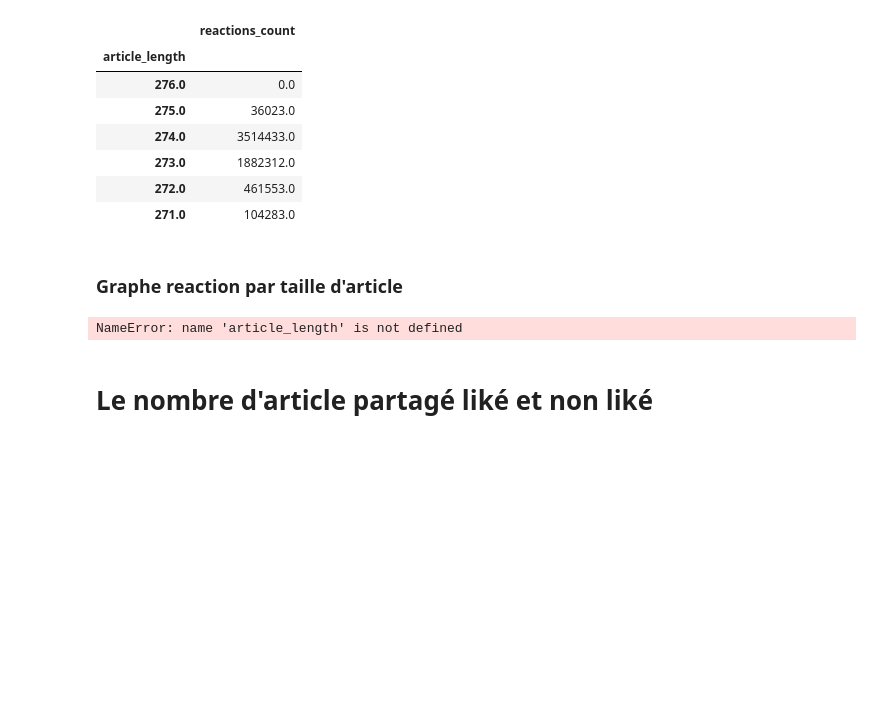
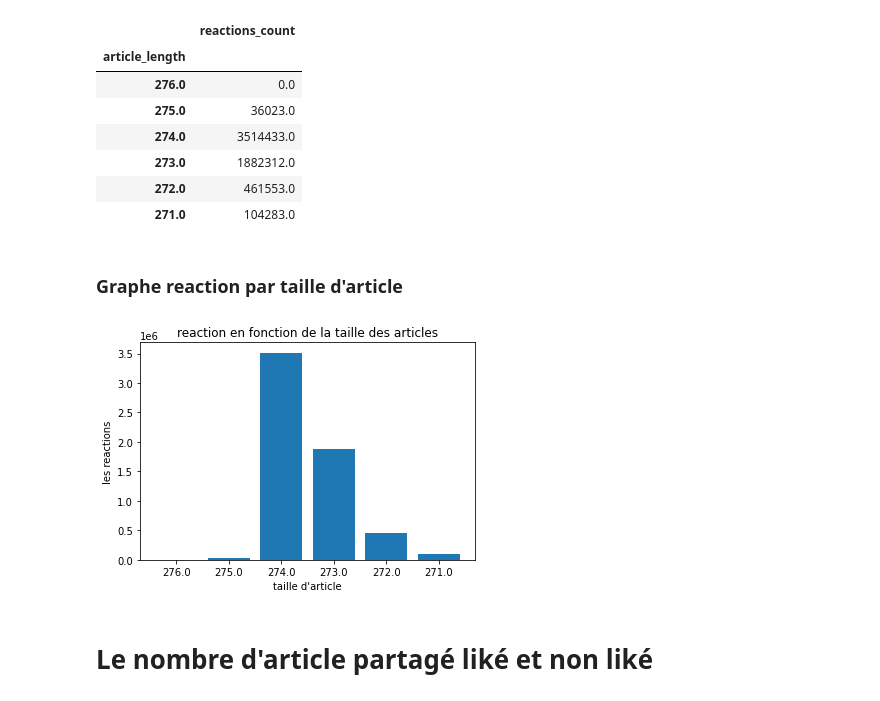
Before and after one commit to vittorio-c/Internet-news-data-with-readers-engagement, a Jupyter notebook: wissem.ipynb, the cells around one changed output. Drawn from its saved outputs; the diff is of its cells as text; code cells hidden in the pictures; blank space fills up the shorter version.

```diff
--- a/wissem.ipynb
+++ b/wissem.ipynb
@@ -63,11 +73,18 @@ df[['article_length','reactions_count']].groupby('article_length').sum('reaction
 | 271.0 | 104283.0 |
 # %% [markdown]
 ### Graphe reaction par taille d'article
-# %%
-plt.hist(df.article_length)
-plt.show()
-# %% [output]
-NameError: name 'article_length' is not defined
+# %%
+data = df[['article_length','reactions_count']].groupby('article_length').sum('reactions_count').sort_values(['article_length'], ascending=[False]).head(6)
+article_length = list(data.index)
+labels = []
+labels.append
+for i in article_length:
+    labels.append(str(i))
+reactions_count_art = list(data['reactions_count'])
+chart.histGraph(labels, reactions_count_art, 'reaction en fonction de la taille des articles',
+            'taille d\'article', 'les reactions')
+# %% [output]
+[figure, added]
 # %% [markdown]
 # Le nombre d'article partagé liké et non liké
 # %%
```
Also changed, not shown: parts of 5 cells of this notebook, 4 other files.
